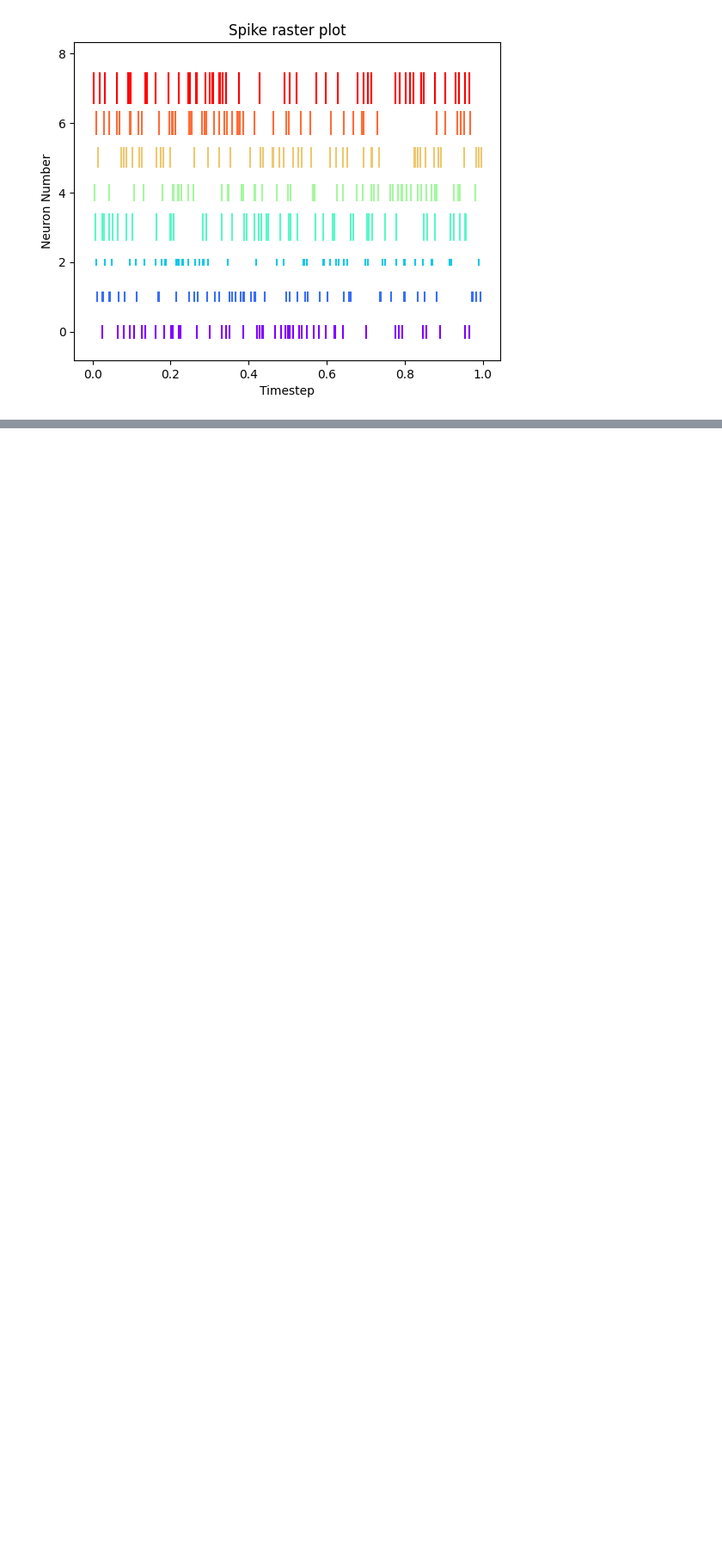
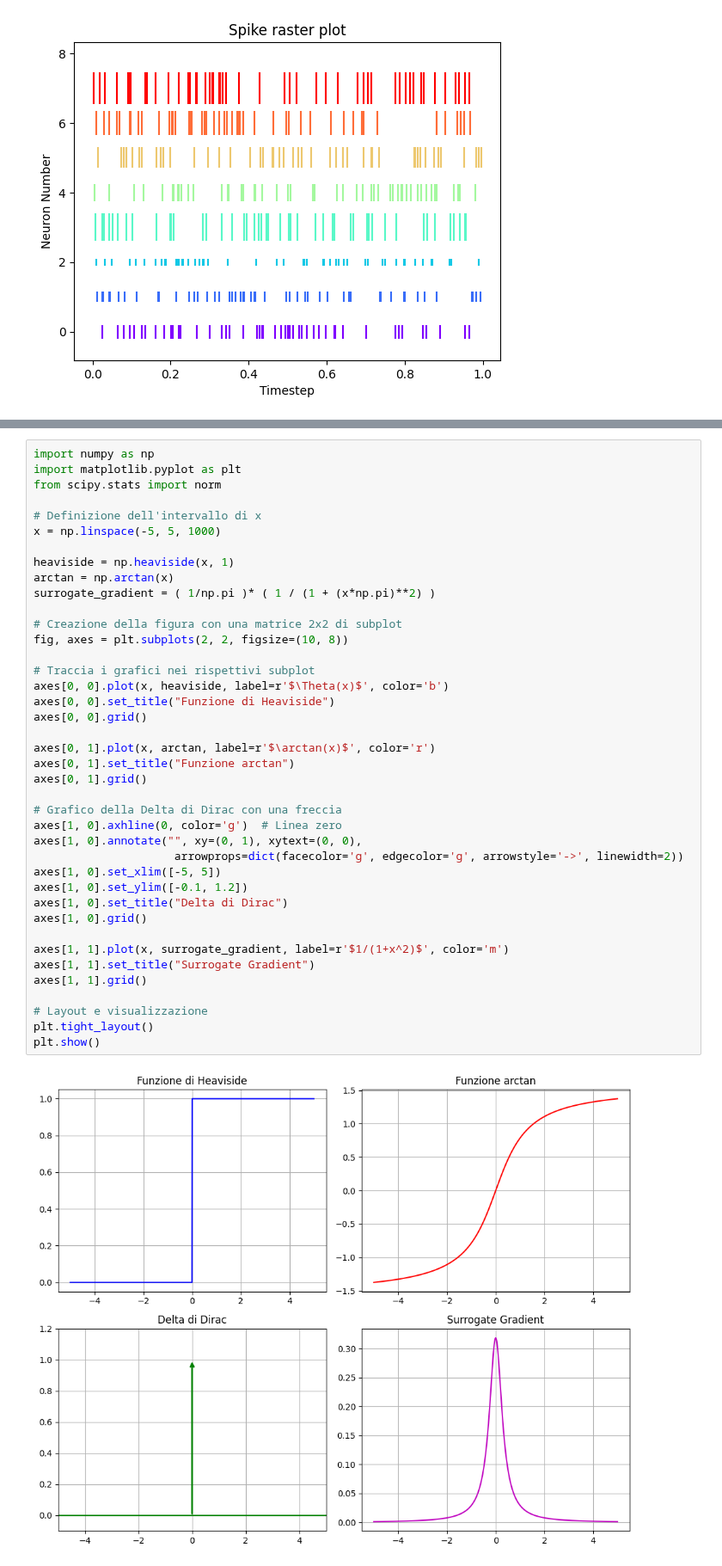
Before and after one commit to Rickard75/SNN-Cal, a Jupyter notebook: sandbox.ipynb, the cells around one changed output, grey strips where cells are left out. Shown at 86% size. Cells and saved outputs as stored; diff of their text form; blank space fills up the shorter version.

Commit message:
ADD visualize functionalities to SNN notebook

```diff
--- a/sandbox.ipynb
+++ b/sandbox.ipynb
@@ -182,0 +186,42 @@ plot.show()
+# %%
+import numpy as np
+import matplotlib.pyplot as plt
+from scipy.stats import norm
+
+# Definizione dell'intervallo di x
+x = np.linspace(-5, 5, 1000)
+
+heaviside = np.heaviside(x, 1)
+arctan = np.arctan(x)
+surrogate_gradient = ( 1/np.pi )* ( 1 / (1 + (x*np.pi)**2) )
+
+# Creazione della figura con una matrice 2x2 di subplot
+fig, axes = plt.subplots(2, 2, figsize=(10, 8))
+
+# Traccia i grafici nei rispettivi subplot
+axes[0, 0].plot(x, heaviside, label=r'$\Theta(x)$', color='b')
+axes[0, 0].set_title("Funzione di Heaviside")
+axes[0, 0].grid()
+
+axes[0, 1].plot(x, arctan, label=r'$\arctan(x)$', color='r')
+axes[0, 1].set_title("Funzione arctan")
+axes[0, 1].grid()
+
+# Grafico della Delta di Dirac con una freccia
+axes[1, 0].axhline(0, color='g')  # Linea zero
+axes[1, 0].annotate("", xy=(0, 1), xytext=(0, 0),
+                     arrowprops=dict(facecolor='g', edgecolor='g', arrowstyle='->', linewidth=2))
+axes[1, 0].set_xlim([-5, 5])
+axes[1, 0].set_ylim([-0.1, 1.2])
+axes[1, 0].set_title("Delta di Dirac")
+axes[1, 0].grid()
+
+axes[1, 1].plot(x, surrogate_gradient, label=r'$1/(1+x^2)$', color='m')
+axes[1, 1].set_title("Surrogate Gradient")
+axes[1, 1].grid()
+
+# Layout e visualizzazione
+plt.tight_layout()
+plt.show()
+# %% [output]
+[figure, added]
```
Also changed, not shown: parts of 6 cells of this notebook, 3 other files.
